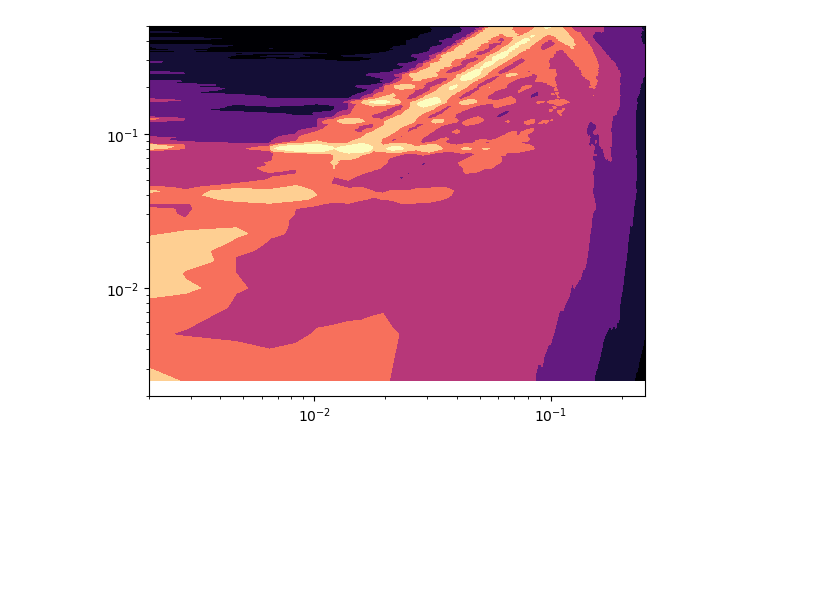
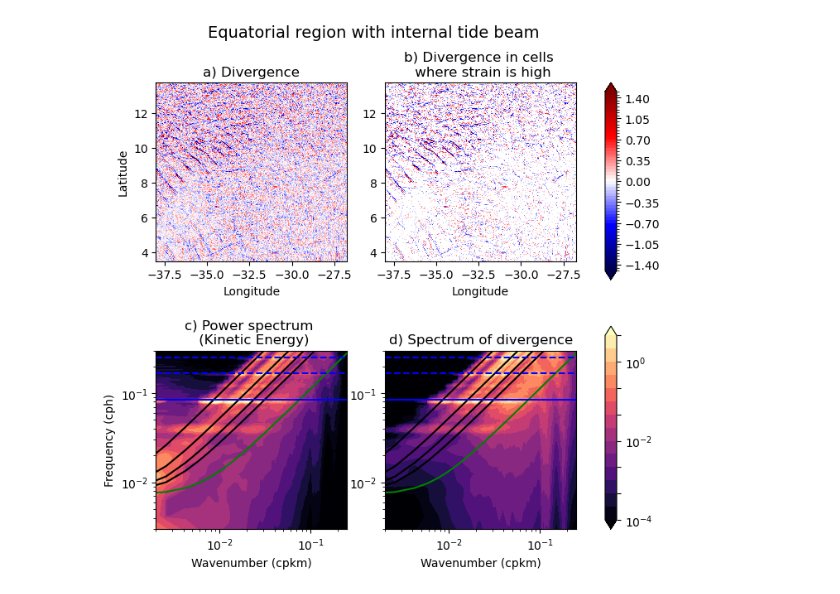
Before and after one commit to ocean-transport/llc-hero-calc, a Jupyter notebook: analysis/posters/equatorial_freq_wn.ipynb, the cells around one changed output. Saved outputs shown, nothing was run; the diff lists cells and outputs as text; code cells hidden in the pictures; blank space fills up the shorter version.

```diff
--- a/analysis/posters/equatorial_freq_wn.ipynb
+++ b/analysis/posters/equatorial_freq_wn.ipynb
@@ -147,3 +259,4 @@ def iso_spec(ds):
     return ds_iso_xr
 # %%
 ps_isoa = iso_spec(vel_psa)
+ps_isodiv = iso_spec(div_psa)
@@ -169,0 +302,19 @@ Coordinates:
+# %%
+
+plt.subplot(221)
+levels=np.arange(-1.5,1.5,0.05)
+cmap = plt.get_cmap('seismic')
+norm = BoundaryNorm(levels, ncolors=cmap.N, clip=True)
+cs1=plt.pcolormesh(lon_piece, lat_piece, D_piece,cmap='seismic',norm=norm,rasterized=True)
+plt.title('a) Divergence')
+plt.xlabel('Longitude')
+plt.ylabel('Latitude')
+
+plt.subplot(222)
+cs1=plt.pcolormesh(lon_piece, lat_piece, D_histrain,cmap='seismic',norm=norm,rasterized=True)
+plt.title('b) Divergence in cells \n where strain is high')
+plt.xlabel('Longitude')
+plt.ylabel('')
+
+#cbar_ax = fig.add_axes([0.9, 0.54, 0.02, 0.34])
+#fig.colorbar(cs1, cax=cbar_ax,extend='both')
@@ -170,14 +324,83 @@ Coordinates:
 # %%
-positive_ps = ps_isoa.isel(freq_time=slice(200,400))
-kr = positive_ps.kr/2
+fig = plt.figure(figsize=(7,7))
+
+levels=np.arange(-1.5,1.501,0.05)
+norm = BoundaryNorm(levels, ncolors=cmap.N, clip=True)
+plt.subplot(221)
+cs1=plt.pcolormesh(lon_piece, lat_piece, D_piece,cmap='seismic',norm=norm,rasterized=True)
+plt.title('a) Divergence')
+plt.xlabel('Longitude')
+plt.ylabel('Latitude')
+
+plt.subplot(222)
+plt.pcolormesh(lon_piece, lat_piece, D_histrain,cmap='seismic',norm=norm,rasterized=True)
+plt.title('b) Divergence in cells \n where strain is high')
+plt.xlabel('Longitude')
+plt.ylabel('')
+
+cbar_ax = fig.add_axes([0.9, 0.54, 0.02, 0.34])
+fig.colorbar(cs1, cax=cbar_ax,extend='both')
+
+plt.subplot(223)
 omega = positive_ps.freq_time*3600
 
 lev_exp = np.linspace(-4,1,16)
 lev = np.power(10, lev_exp)[0:15]
 
-plt.contourf(kr,omega,np.abs(omega)*kr*positive_ps,norm=LogNorm(), cmap='magma',extend='both')
+cs = plt.contourf(kr,omega,np.abs(omega)*kr*positive_ps,norm=LogNorm(), cmap='magma',extend='both',levels=lev)
+#plt.colorbar(cs)
+
+plt.plot(kr, omega1[:,1],'k')
+plt.plot(kr, omega1[:,2],'k')
+plt.plot(kr, omega1[:,3],'k')
+plt.plot(kr, omega1[:,4],'k')
+plt.plot(kr, omega1[:,10],'g')
+
+plt.axhline(1/12,color='b')
+plt.axhline(2/12,color='b',linestyle='--')
+plt.axhline(3/12,color='b',linestyle='--')
+
 plt.xscale('log')
 plt.yscale('log')
 plt.xlim([0.002, 0.25])
-plt.ylim([0.002, 0.5])
+plt.ylim([0.003, 0.3])
+plt.xlabel('Wavenumber (cpkm)')
+plt.ylabel('Frequency (cph)')
+
+plt.title('c) Power spectrum \n (Kinetic Energy)')
+
+plt.subplot(224)
+
+omega2 = positive_ps2.freq_time*3600
+
+
+cs = plt.contourf(kr,omega2,np.abs(omega2)*kr*positive_ps2*10**7.5,norm=LogNorm(), cmap='magma',extend='both',levels=lev)
+#plt.colorbar(cs)
+
+plt.plot(kr, omega1[:,1],'k')
+plt.plot(kr, omega1[:,2],'k')
+plt.plot(kr, omega1[:,3],'k')
+plt.plot(kr, omega1[:,4],'k')
+plt.plot(kr, omega1[:,10],'g')
+
+plt.axhline(1/12,color='b')
+plt.axhline(2/12,color='b',linestyle='--')
+plt.axhline(3/12,color='b',linestyle='--')
+
+plt.xscale('log')
+plt.yscale('log')
+plt.xlim([0.002, 0.25])
+plt.ylim([0.003, 0.3])
+plt.xlabel('Wavenumber (cpkm)')
+
+plt.title('d) Spectrum of divergence')
+
+cbar_ax = fig.add_axes([0.9, 0.11, 0.02, 0.35])
+fig.colorbar(cs, cax=cbar_ax,extend='both')
+
+plt.subplots_adjust(right=0.85,hspace=0.5)
+
+fig.suptitle("Equatorial region with internal tide beam", fontsize=14)
+
+fig.savefig('div-freq-wn-ITbeam.png')
 # %% [output]
@@ -185 +407 @@ plt.ylim([0.002, 0.5])
-[figure, old version]
+[figure, new version]
```
Also changed, not shown: parts of 30 cells of this notebook, 18 other files.
